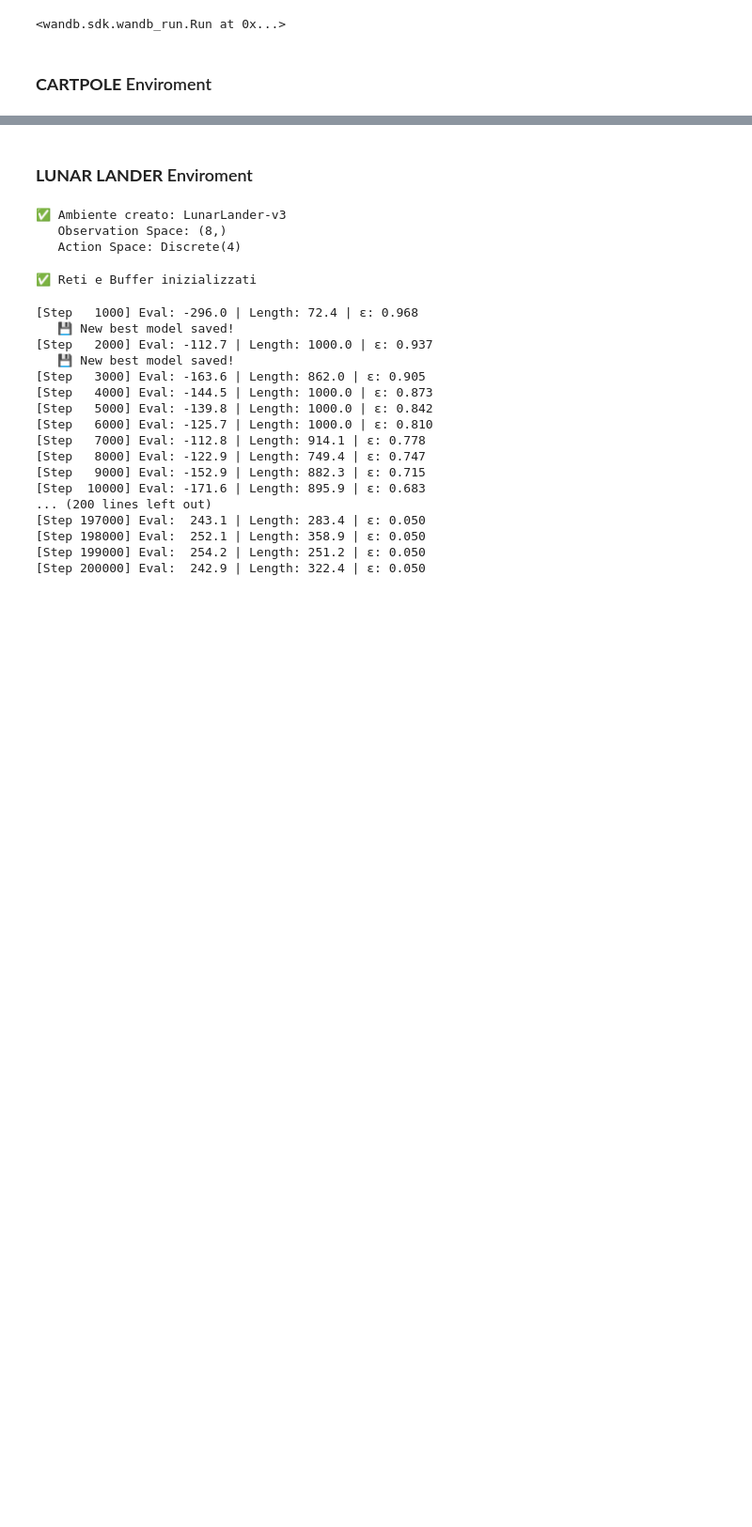
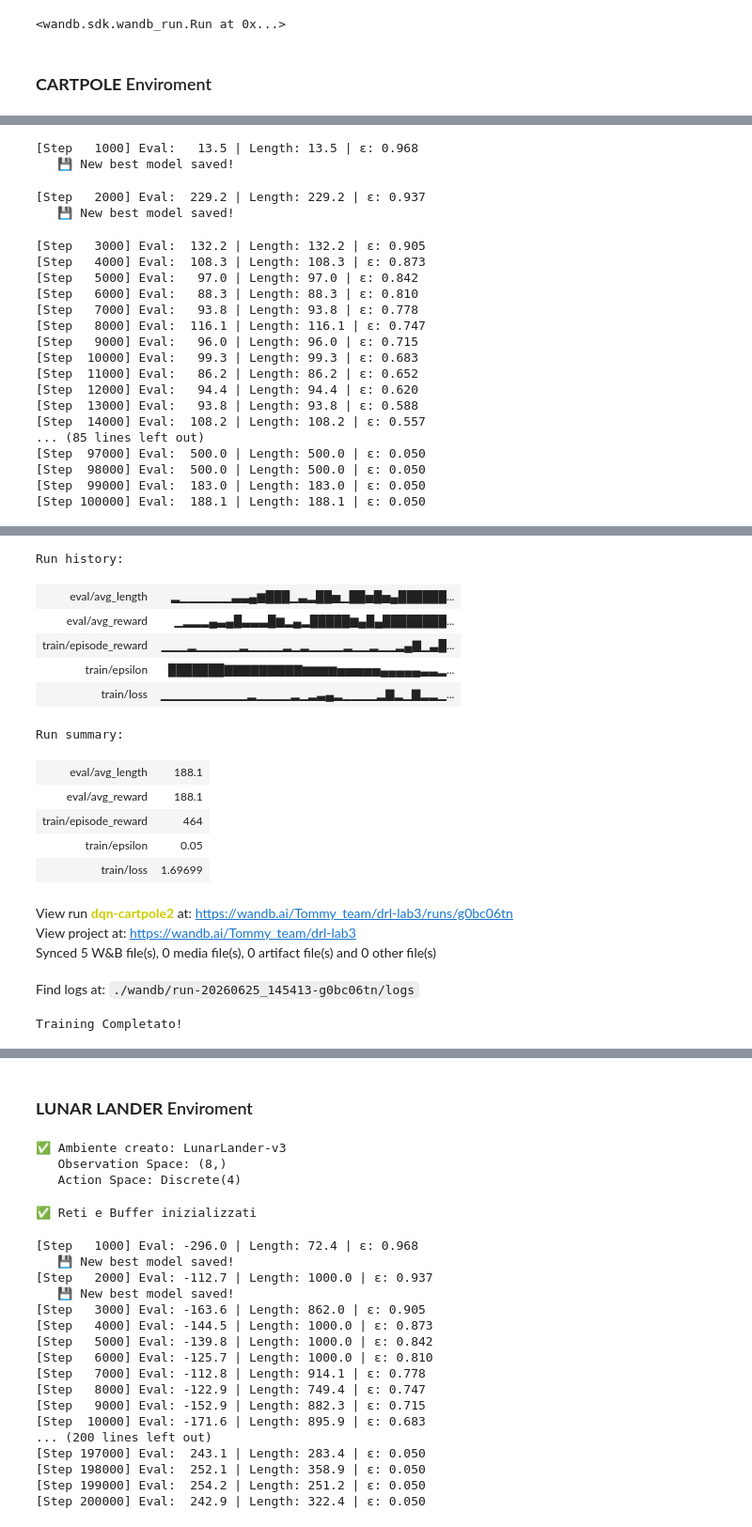
Before and after one commit to TommyyPasto/DLA-course-repo, a Jupyter notebook: Lab 3/DLA_Lab3.ipynb, the cells around one changed output, grey strips where cells are left out. Shown at 94% size. Saved outputs shown, nothing was run; the diff lists cells and outputs as text; code cells hidden in the pictures; blank space fills up the shorter version.

```diff
--- a/Lab 3/DLA_Lab3.ipynb
+++ b/Lab 3/DLA_Lab3.ipynb
@@ -771,7 +857,7 @@ import omegaconf
 from omegaconf import OmegaConf
 import wandb
 # %%
-cfg = OmegaConf.load("config.yaml")
+cfg = OmegaConf.load("config_dqn.yaml")
 
 seed = 211
 torch.manual_seed(seed)
@@ -833,0 +926,48 @@ print("✅ Reti e Buffer inizializzati")
+# %%
+history = train_dqn(
+    q_net=q_net,
+    target_q_net=target_q_net,
+    env=env,
+    optimizer=optimizer,
+    buffer=buffer,
+    gamma=cfg.training.gamma,
+    total_steps=cfg.training.total_steps,
+    eval_freq=cfg.training.eval_freq,
+    eval_episodes=cfg.training.eval_episodes,
+    epsilon_start=cfg.training.dqn_epsilon_start,
+    epsilon_end=cfg.training.dqn_epsilon_end,
+    epsilon_decay=cfg.training.dqn_epsilon_decay,
+    learning_starts=cfg.training.dqn_learning_starts,
+    batch_size=cfg.training.dqn_batch_size,
+    use_huberLoss = False,   #NOTA: USO LA MSE poichè con Huberloss performava male
+    gradient_clip_max_norm = 10.0,   #QUI proviamo con clipping con maxnorm a 10
+    device=cfg.training.device,
+    use_wandb=cfg.logging.use_wandb,
+    checkpoint_dir=cfg.logging.checkpoint_dir
+)
+
+env.close()
+
+print("Training Completato!")
+# %% [output]
+[Step   1000] Eval:   13.5 | Length: 13.5 | ε: 0.968
+   💾 New best model saved!
+[Step   2000] Eval:  229.2 | Length: 229.2 | ε: 0.937
+   💾 New best model saved!
+[Step   3000] Eval:  132.2 | Length: 132.2 | ε: 0.905
+[Step   4000] Eval:  108.3 | Length: 108.3 | ε: 0.873
+[Step   5000] Eval:   97.0 | Length: 97.0 | ε: 0.842
+[Step   6000] Eval:   88.3 | Length: 88.3 | ε: 0.810
+[Step   7000] Eval:   93.8 | Length: 93.8 | ε: 0.778
+[Step   8000] Eval:  116.1 | Length: 116.1 | ε: 0.747
+[Step   9000] Eval:   96.0 | Length: 96.0 | ε: 0.715
+[Step  10000] Eval:   99.3 | Length: 99.3 | ε: 0.683
+[Step  11000] Eval:   86.2 | Length: 86.2 | ε: 0.652
+[Step  12000] Eval:   94.4 | Length: 94.4 | ε: 0.620
+[Step  13000] Eval:   93.8 | Length: 93.8 | ε: 0.588
+[Step  14000] Eval:  108.2 | Length: 108.2 | ε: 0.557
+... (85 lines left out)
+[Step  97000] Eval:  500.0 | Length: 500.0 | ε: 0.050
+[Step  98000] Eval:  500.0 | Length: 500.0 | ε: 0.050
+[Step  99000] Eval:  183.0 | Length: 183.0 | ε: 0.050
+[Step 100000] Eval:  188.1 | Length: 188.1 | ε: 0.050
@@ -833,0 +975,17 @@ print("✅ Reti e Buffer inizializzati")
+Run history:
+| eval/avg_length | ▂▁▁▁▁▁▁▃▃▄▆███▁▃▂██▅▁██▅█▅▄██████... |
+| eval/avg_reward | ▁▂▂▂▄▃▄█▃▃▃█▆▂▄▂█████▆▄█▄████████... |
+| train/episode_reward | ▁▁▁▂▁▁▁▁▁▂▁▁▁▁▂▁▂▁▁▁▁▂▁▁▂▁▁▂▄▇▁▃█... |
+| train/epsilon | ███████▇▇▇▇▇▇▇▇▇▆▆▆▆▅▅▅▅▅▄▄▄▄▄▃▃▂... |
+| train/loss | ▁▁▁▁▁▁▁▁▁▁▂▁▁▁▁▂▁▂▃▄▂▁▁▁▁▂▇▂▁▇▂▂▁... |
+Run summary:
+| eval/avg_length | 188.1 |
+| eval/avg_reward | 188.1 |
+| train/episode_reward | 464 |
+| train/epsilon | 0.05 |
+| train/loss | 1.69699 |
+View run dqn-cartpole2 at: https://wandb.ai/Tommy_team/drl-lab3/runs/g0bc06tn
+View project at: https://wandb.ai/Tommy_team/drl-lab3
+Synced 5 W&B file(s), 0 media file(s), 0 artifact file(s) and 0 other file(s)
+Find logs at: ./wandb/run-20260625_145413-g0bc06tn/logs
+Training Completato!
```
Also changed, not shown: parts of 40 cells of this notebook, 2 other files.
